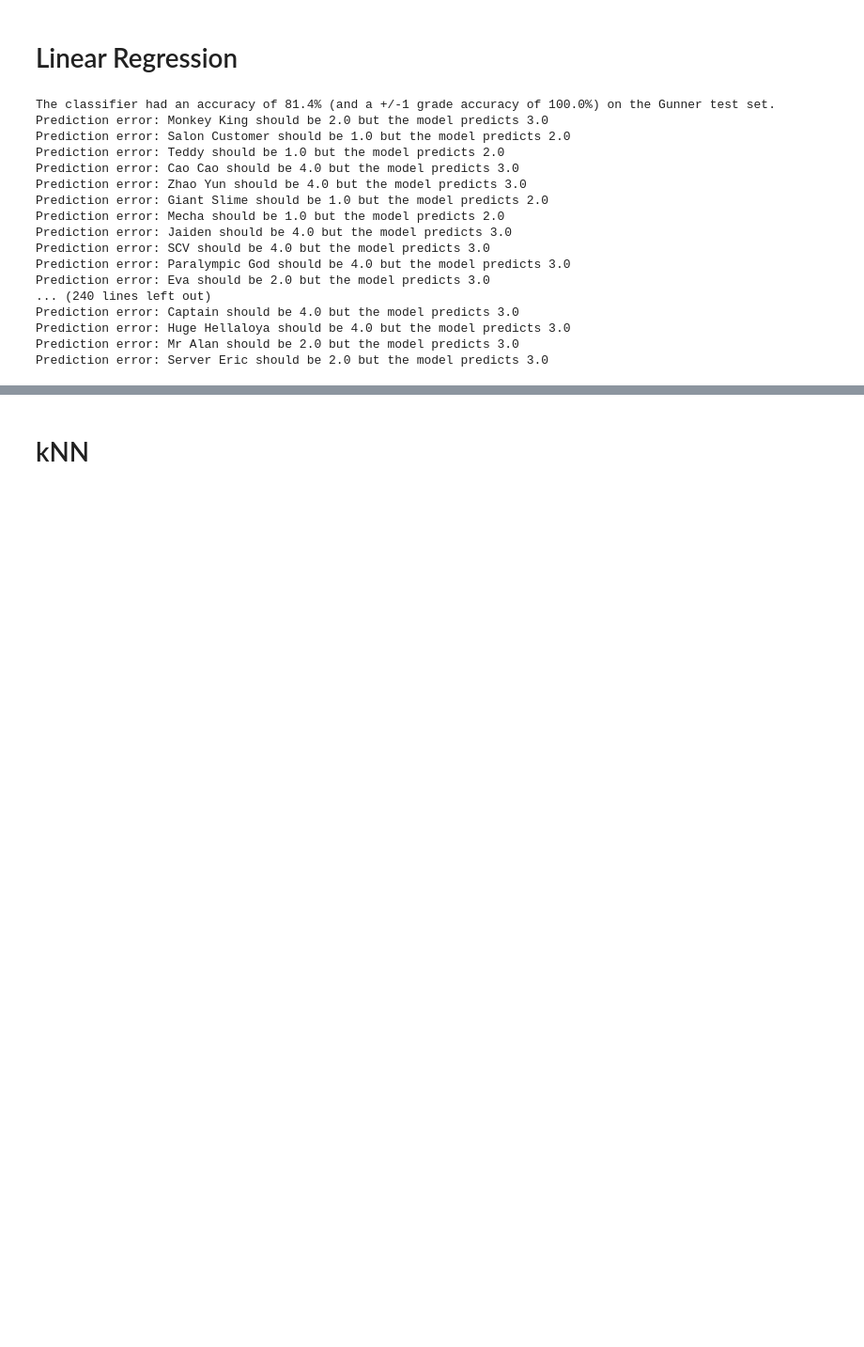
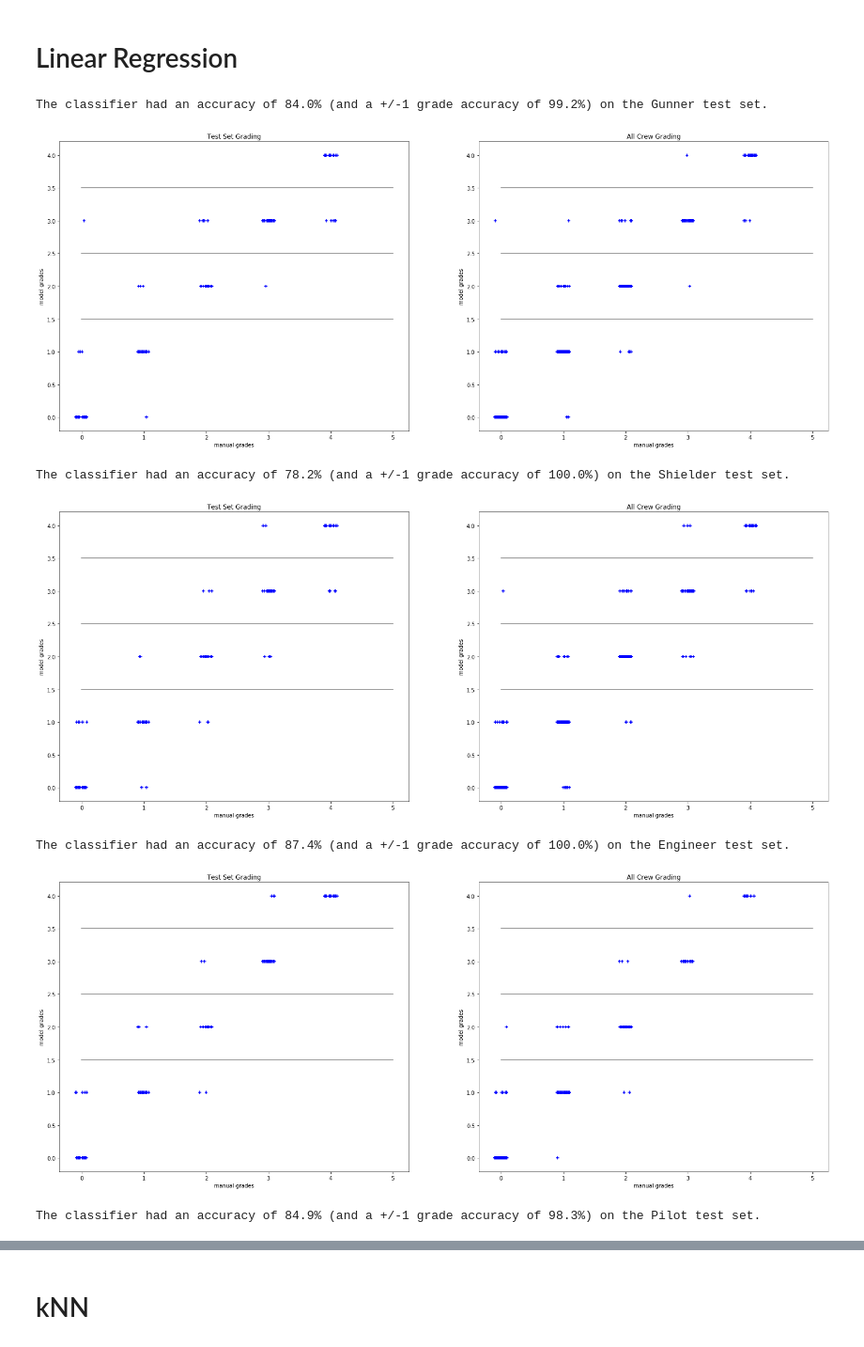
Before and after one commit to KrissyG-hub/PPG, a Jupyter notebook: Crew-rating_using_py_scripts.ipynb, the cells around one changed output, grey strips where cells are left out. Shown at 94% size. Cells and saved outputs as stored; diff of their text form; code cells hidden in the pictures; blank space fills up the shorter version.

```diff
--- a/Crew-rating_using_py_scripts.ipynb
+++ b/Crew-rating_using_py_scripts.ipynb
@@ -63,7 +43,7 @@ def eval_model(model, role, feats_df, grades_df, graphing=True):
     # import seaborn as sns
     # sns.set()
 
-    train_features, train_labels, test_features, test_labels = create_model_sets.main(feats_df, grades_df, role, p=False)
+    train_features, train_labels, test_features, test_labels = create_model_sets_withSubsampling.main(feats_df, grades_df, role, p=False, N=100)
 
     # run the model on the train/test sets
     model.fit(train_features, train_labels)
@@ -71,8 +51,8 @@ def eval_model(model, role, feats_df, grades_df, graphing=True):
 
     # round predicted grades to ints between 0 and 4 (important for LR model)
     y_pred_test  = np.round(y_pred_test , 0)
-    y_pred_test [y_pred_test <0] = 0
-    y_pred_test [y_pred_test >4] = 4
+    y_pred_test[y_pred_test <0] = 0
+    y_pred_test[y_pred_test >4] = 4
 
     # accuracy
     acc = round(sum(y_pred_test  == test_labels)/test_labels.shape[0],3)*100
@@ -99,9 +79,9 @@ def eval_model(model, role, feats_df, grades_df, graphing=True):
     graded_crew = df[df.grade.isnull() == False].reset_index(drop=True)
     y_pred_all = model.predict(graded_crew.drop(['CharacterDesignId', 'grade'], axis=1))
     # round predicted grades to ints between 0 and 4 (important for LR model)
-    y_pred_all  = np.round(y_pred_all, 0)
-    y_pred_all [y_pred_all <0] = 0
-    y_pred_all [y_pred_all >4] = 4
+    y_pred_all = np.round(y_pred_all, 0)
+    y_pred_all[y_pred_all <0] = 0
+    y_pred_all[y_pred_all >4] = 4
 
     # Plotting
     if graphing:
@@ -147,49 +150,39 @@ def show_errors(ids, manual_grades, model_grades, crew_df):
 from sklearn.linear_model import LinearRegression
 import numpy as np
 
 # linear regression model
-e = True
-graphing = False
+e = False
+graphing = True
 
 Regmodel = LinearRegression()
 ids, manual_g, model_g = eval_model(Regmodel, 'Gunner', feats_df, grades_df, graphing)
 if e: show_errors(ids, manual_g, model_g, crew_df)
 
 ids, manual_g, model_g = eval_model(Regmodel, 'Shielder', feats_df, grades_df, graphing)
 if e: show_errors(ids, manual_g, model_g, crew_df)
 
 ids, manual_g, model_g = eval_model(Regmodel, 'Engineer', feats_df, grades_df, graphing)
 if e: show_errors(ids, manual_g, model_g, crew_df)
 
 ids, manual_g, model_g = eval_model(Regmodel, 'Pilot', feats_df, grades_df, graphing)
 if e: show_errors(ids, manual_g, model_g, crew_df)
 
 ids, manual_g, model_g = eval_model(Regmodel, 'Repairer', feats_df, grades_df, graphing)
 if e: show_errors(ids, manual_g, model_g, crew_df)
 
 ids, manual_g, model_g = eval_model(Regmodel, 'Antiboarder', feats_df, grades_df, graphing)
 if e: show_errors(ids, manual_g, model_g, crew_df)
 
 ids, manual_g, model_g = eval_model(Regmodel, 'Boarder', feats_df, grades_df, graphing)
 if e: show_errors(ids, manual_g, model_g, crew_df)
 
 ids, manual_g, model_g = eval_model(Regmodel, 'Rusher', feats_df, grades_df, graphing)
 if e: show_errors(ids, manual_g, model_g, crew_df)
 # %% [output]
-The classifier had an accuracy of 81.4% (and a +/-1 grade accuracy of 100.0%) on the Gunner test set.
-Prediction error: Monkey King should be 2.0 but the model predicts 3.0
-Prediction error: Salon Customer should be 1.0 but the model predicts 2.0
-Prediction error: Teddy should be 1.0 but the model predicts 2.0
-Prediction error: Cao Cao should be 4.0 but the model predicts 3.0
-Prediction error: Zhao Yun should be 4.0 but the model predicts 3.0
-Prediction error: Giant Slime should be 1.0 but the model predicts 2.0
-Prediction error: Mecha should be 1.0 but the model predicts 2.0
-Prediction error: Jaiden should be 4.0 but the model predicts 3.0
-Prediction error: SCV should be 4.0 but the model predicts 3.0
-Prediction error: Paralympic God should be 4.0 but the model predicts 3.0
-Prediction error: Eva should be 2.0 but the model predicts 3.0
-... (240 lines left out)
-Prediction error: Captain should be 4.0 but the model predicts 3.0
-Prediction error: Huge Hellaloya should be 4.0 but the model predicts 3.0
-Prediction error: Mr Alan should be 2.0 but the model predicts 3.0
-Prediction error: Server Eric should be 2.0 but the model predicts 3.0
+The classifier had an accuracy of 84.0% (and a +/-1 grade accuracy of 99.2%) on the Gunner test set.
+[figure, added]
+The classifier had an accuracy of 78.2% (and a +/-1 grade accuracy of 100.0%) on the Shielder test set.
+[figure, added]
+The classifier had an accuracy of 87.4% (and a +/-1 grade accuracy of 100.0%) on the Engineer test set.
+[figure, added]
+The classifier had an accuracy of 84.9% (and a +/-1 grade accuracy of 98.3%) on the Pilot test set.
```
Also changed, not shown: parts of 8 cells of this notebook, 5 other files.
